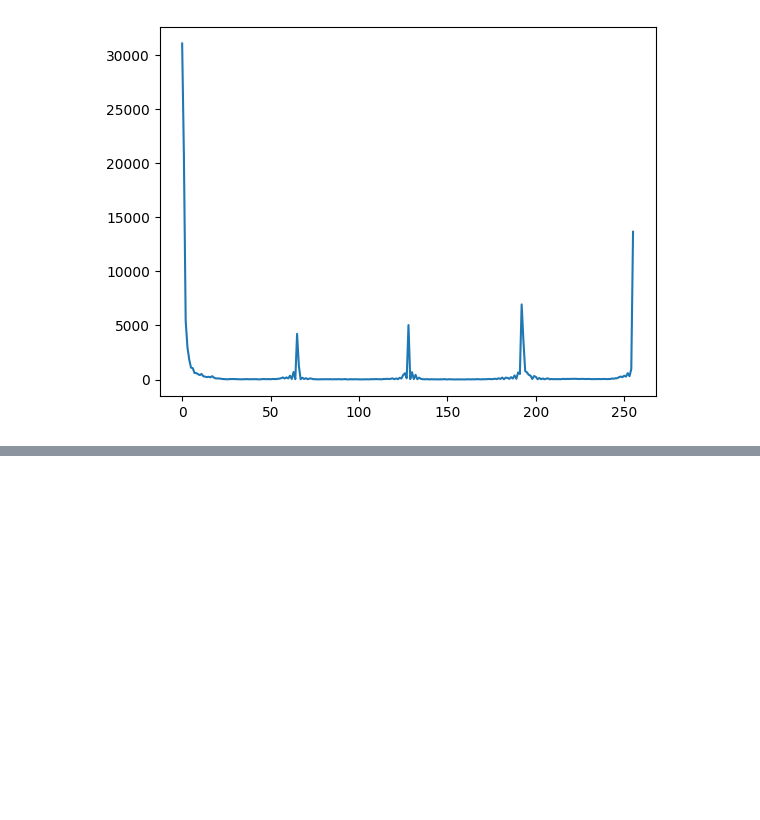
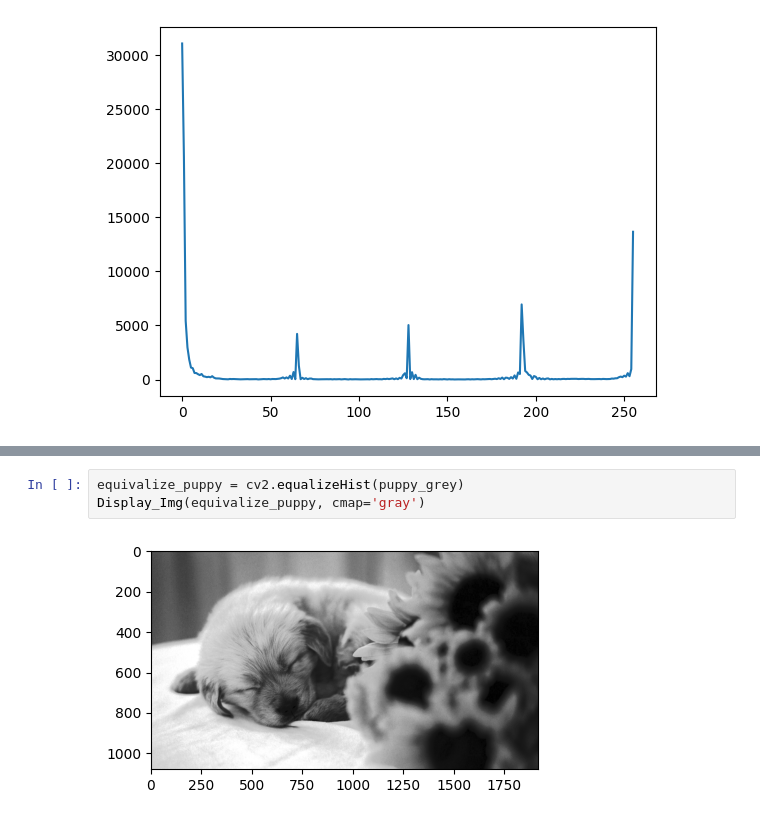
Before and after one commit to Yogesh17IITM/OpenCV-using-python, a Jupyter notebook: 12_Prog_Histograms.ipynb, the cells around one changed output, grey strips where cells are left out. Cells and saved outputs as stored; diff of their text form; blank space fills up the shorter version.

```diff
--- a/12_Prog_Histograms.ipynb
+++ b/12_Prog_Histograms.ipynb
@@ -97,0 +120,5 @@ plt.plot(hist_NO_mask_values_blue)
+# %%
+equivalize_puppy = cv2.equalizeHist(puppy_grey)
+Display_Img(equivalize_puppy, cmap='gray')
+# %% [output]
+[figure, added]
```
Also changed, not shown: parts of 7 cells of this notebook.
